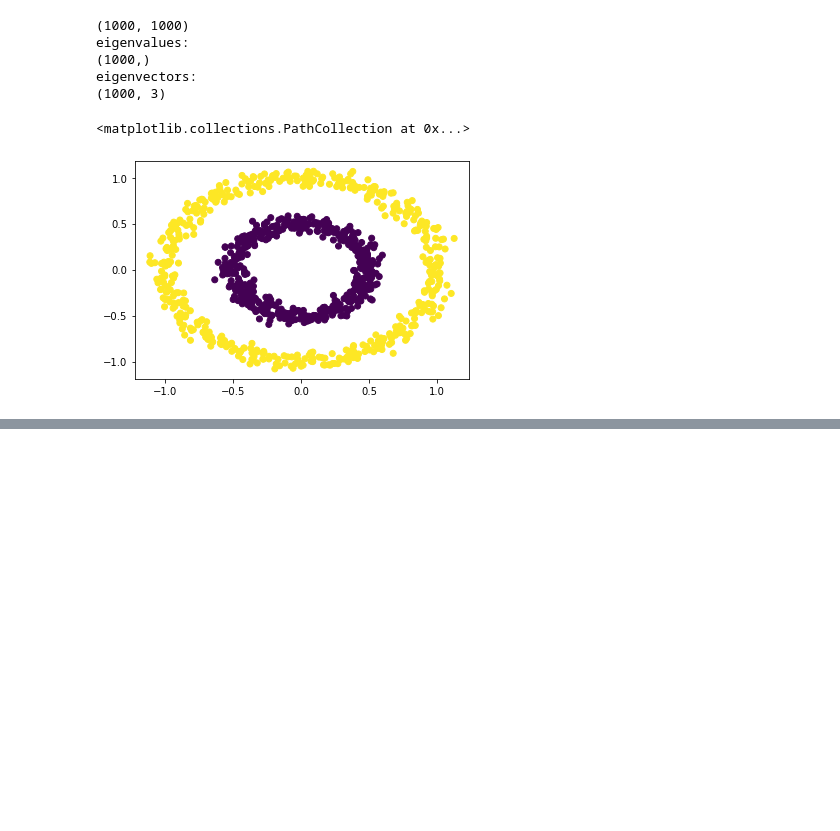
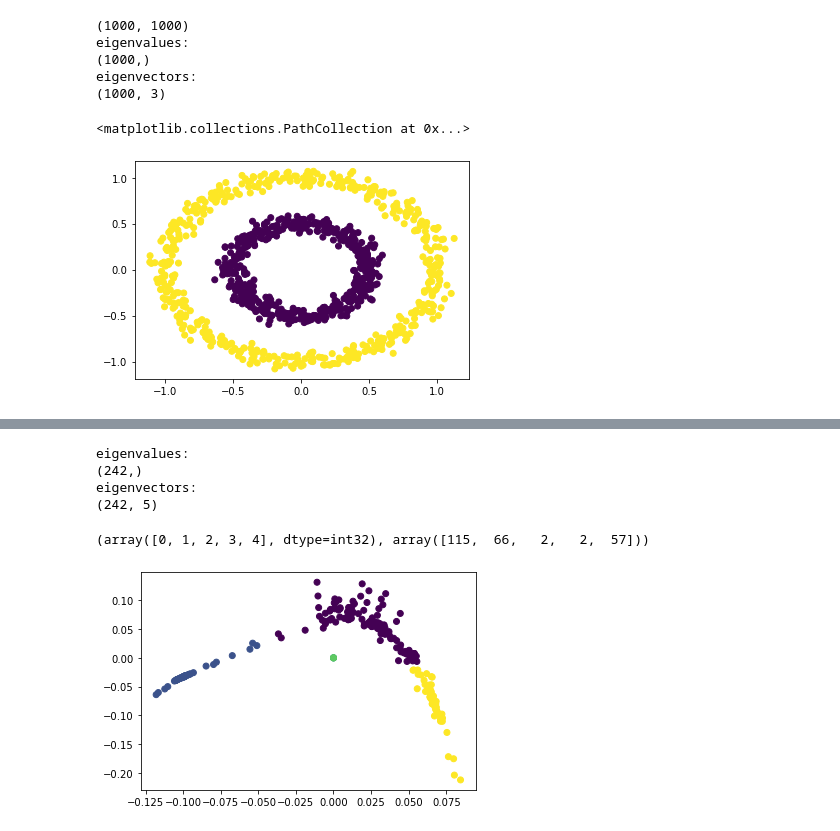
Before and after one commit to kamath/7203-project, a Jupyter notebook: Untitled.ipynb, the cells around one changed output, grey strips where cells are left out. Saved outputs shown, nothing was run; the diff lists cells and outputs as text; code cells hidden in the pictures; blank space fills up the shorter version.

```diff
--- a/Untitled.ipynb
+++ b/Untitled.ipynb
@@ -116,0 +146,8 @@ eigenvectors:
+# %%
+# NBA Analysis - get matchup data for all players
+from nba_api.stats.endpoints import leagueseasonmatchups
+
+df = leagueseasonmatchups.LeagueSeasonMatchups(season='2019-20').get_data_frames()[0]
+print(len(set(list(df['OFF_PLAYER_ID'].unique()) + list(df['DEF_PLAYER_ID'].unique()))))
+print(df.columns)
+df
@@ -116,0 +178,26 @@ eigenvectors:
+# %%
+# Get time in seconds on average per game
+df['TIME'] = df['MATCHUP_MIN'].apply(lambda x: int(x.split(':')[0]) * 60 + float(x.split(':')[1])) / df['GP']
+
+# Keep only relevant columns
+adj = df[['OFF_PLAYER_ID', 'DEF_PLAYER_ID', 'TIME']]
+
+# Make the graph symmetric by combining offensive/defensive matchups
+bottom = df[['OFF_PLAYER_ID', 'DEF_PLAYER_ID', 'TIME']].rename(columns={"OFF_PLAYER_ID": "DEF_PLAYER_ID",
+                                                                             "DEF_PLAYER_ID": "OFF_PLAYER_ID"})
+adj = pd.concat([adj, bottom]).groupby(['OFF_PLAYER_ID', 'DEF_PLAYER_ID']).sum().reset_index()
+
+# Keep only matchups longer than 600 seconds
+adj = adj.loc[adj['TIME'] > 600]
+# Normalize Time
+adj['weight'] = adj['TIME'] / np.linalg.norm(adj['TIME'])
+
+player_graph = nx.from_pandas_edgelist(
+    adj,
+    'DEF_PLAYER_ID',
+    'OFF_PLAYER_ID',
+    'weight'
+)
+W = np.array(nx.to_numpy_matrix(player_graph))
+print(W.shape)
+adj
@@ -116,0 +219,16 @@ eigenvectors:
+# %%
+# Plot results
+D = diagonalize(W)
+L = laplacian(D, W, False)
+phi = eigendecomp(L, 5)
+k = 5
+preds = KMeans(k).fit(phi).predict(phi)
+plt.scatter(phi[:, -2], phi[:, -1], c=preds)
+np.unique(preds, return_counts=True)
+# %% [output]
+eigenvalues:
+(242,)
+eigenvectors:
+(242, 5)
+(array([0, 1, 2, 3, 4], dtype=int32), array([115,  66,   2,   2,  57]))
+[figure, added]
```
Also changed, not shown: parts of 22 cells of this notebook, 8 other files.
